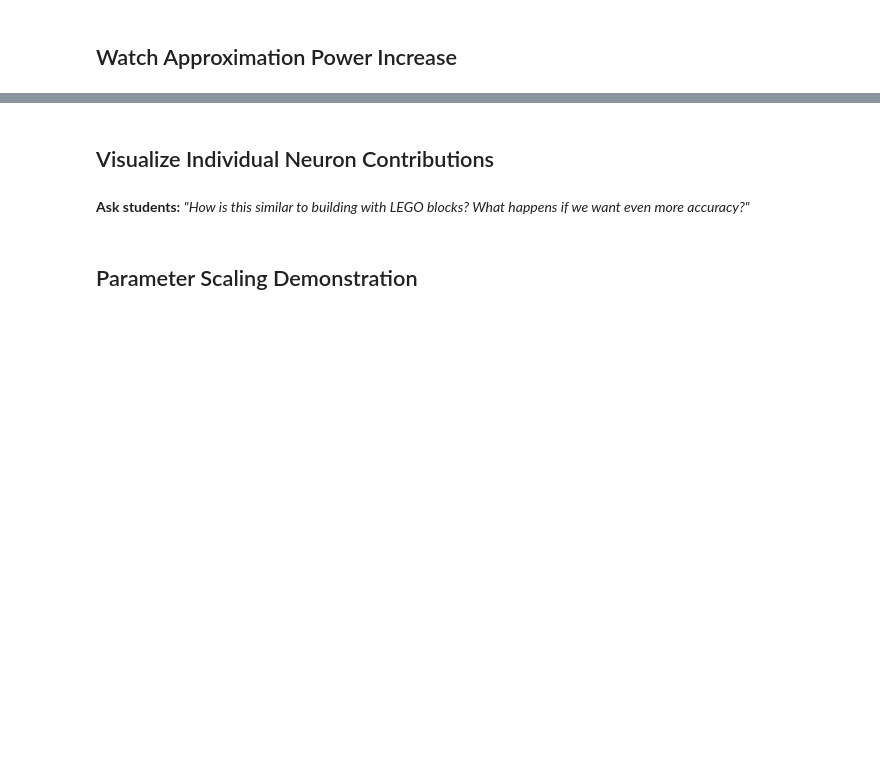
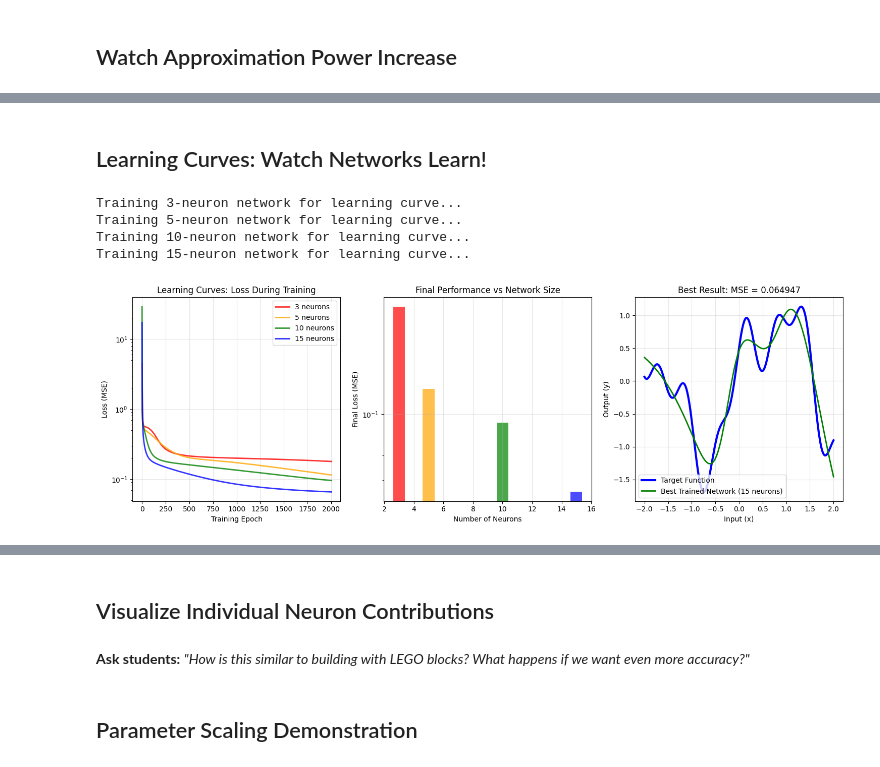
Before and after one commit to Robbyswimmer/CBU-CSC422, a Jupyter notebook: Materials/Module 2: Neural Networks/IC_1_shallow_neural_network_instructor.ipynb, the cells around one changed output, grey strips where cells are left out. Cells and saved outputs as stored; diff of their text form; code cells hidden in the pictures; blank space fills up the shorter version.

```diff
--- a/Materials/Module 2: Neural Networks/IC_1_shallow_neural_network_instructor.ipynb
+++ b/Materials/Module 2: Neural Networks/IC_1_shallow_neural_network_instructor.ipynb
@@ -390,0 +508,75 @@ print("   → This is the theoretical foundation of neural networks")
+# %% [markdown]
+## Learning Curves: Watch Networks Learn!
+# %%
+# Show learning curves for different network sizes
+plt.figure(figsize=(15, 5))
+
+# Train networks and collect learning curves
+learning_data = {}
+for n_neurons in [3, 5, 10, 15]:
+    print(f"Training {n_neurons}-neuron network for learning curve...")
+    network = ShallowNeuralNetwork(num_neurons=n_neurons, activation='tanh')
+    loss_history = network.train(x_train, y_train, learning_rate=0.1, epochs=2000, verbose=False)
+    learning_data[n_neurons] = {
+        'loss_history': loss_history,
+        'final_loss': loss_history[-1],
+        'network': network
+    }
+
+# Plot 1: Learning curves
+plt.subplot(1, 3, 1)
+colors = ['red', 'orange', 'green', 'blue']
+for i, (n_neurons, data) in enumerate(learning_data.items()):
+    plt.plot(data['loss_history'], color=colors[i], linewidth=2,
+             label=f'{n_neurons} neurons', alpha=0.8)
+
+plt.xlabel('Training Epoch')
+plt.ylabel('Loss (MSE)')
+plt.title('Learning Curves: Loss During Training')
+plt.legend()
+plt.grid(True, alpha=0.3)
+plt.yscale('log')
+
+# Plot 2: Final performance vs network size
+plt.subplot(1, 3, 2)
+neurons = list(learning_data.keys())
+final_losses = [learning_data[n]['final_loss'] for n in neurons]
+plt.bar(neurons, final_losses, color=colors, alpha=0.7)
+plt.xlabel('Number of Neurons')
+plt.ylabel('Final Loss (MSE)')
+plt.title('Final Performance vs Network Size')
+plt.grid(True, alpha=0.3)
+plt.yscale('log')
+
+# Plot 3: Best trained network vs target
+plt.subplot(1, 3, 3)
+best_network = learning_data[15]['network']  # Use 15-neuron network
+y_best = best_network.predict(x_demo)
+plt.plot(x_demo, y_demo, 'b-', linewidth=3, label='Target Function')
+plt.plot(x_demo, y_best, 'g-', linewidth=2, label='Best Trained Network (15 neurons)')
+final_mse = np.mean((y_demo - y_best)**2)
+plt.title(f'Best Result: MSE = {final_mse:.6f}')
+plt.xlabel('Input (x)')
+plt.ylabel('Output (y)')
+plt.legend()
+plt.grid(True, alpha=0.3)
+
+plt.tight_layout()
+plt.show()
+
+print("📊 TRAINING INSIGHTS:")
+print(f"✓ All networks converge to low loss through gradient descent")
+print(f"✓ More neurons = better final approximation")
+print(f"✓ 15-neuron network achieves MSE = {final_mse:.6f}")
+print(f"✓ Universal Approximation Theorem: With enough neurons + training,")
+print(f"  we can approximate ANY continuous function!")
+
+print(f"\n🎯 KEY INSIGHT:")
+print(f"Random networks are useless → Training makes them powerful!")
+print(f"This is the foundation of ALL modern AI systems.")
+# %% [output]
+Training 3-neuron network for learning curve...
+Training 5-neuron network for learning curve...
+Training 10-neuron network for learning curve...
+Training 15-neuron network for learning curve...
+[figure, added]
```
Also changed, not shown: parts of 9 cells of this notebook, 1 other file.
